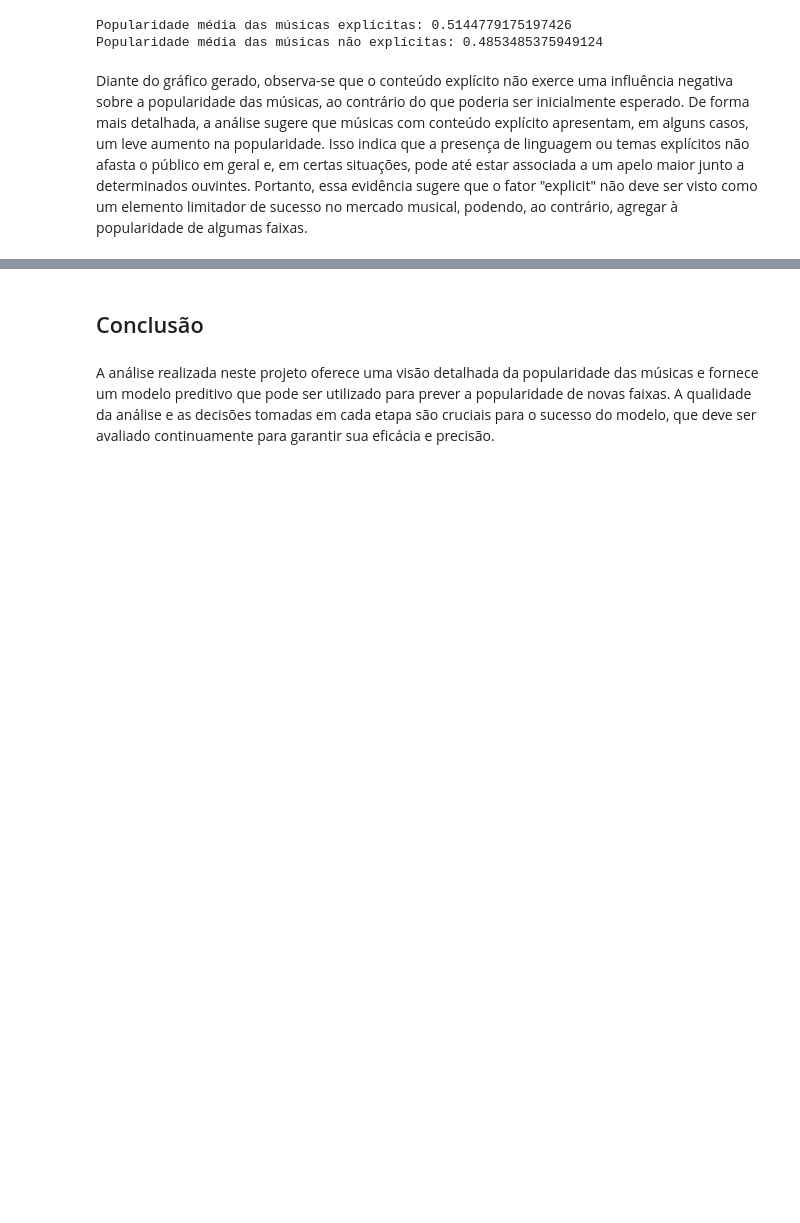
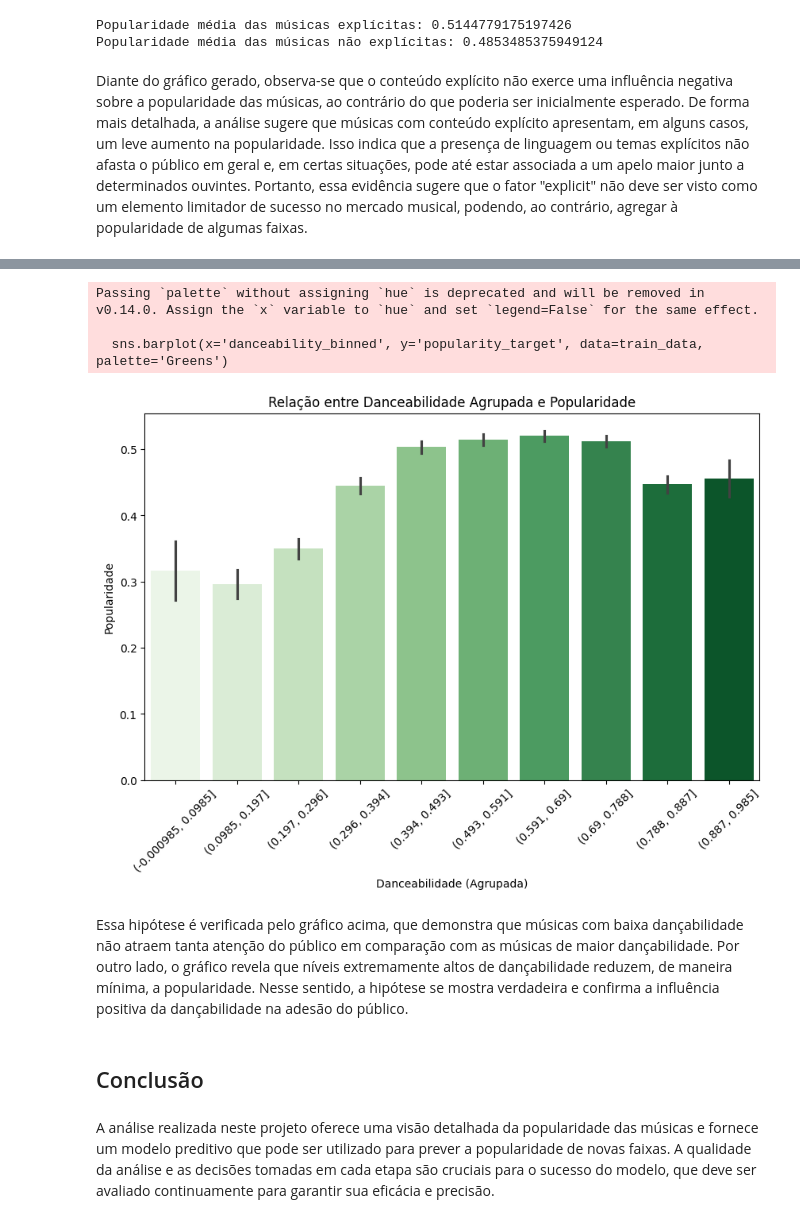
Before and after one commit to Anacajp/Kaggle-Spotify, a Jupyter notebook: spotify_3version.ipynb, the cells around one changed output, grey strips where cells are left out. Cells and saved outputs as stored; diff of their text form; code cells hidden in the pictures; blank space fills up the shorter version.

Commit message:
doc: adiciona a terceira hipótese

```diff
--- a/spotify_3version.ipynb
+++ b/spotify_3version.ipynb
@@ -257,14 +252,0 @@ Diante do gráfico gerado, observa-se que o conteúdo explícito não exerce uma
-# %%
-# Criar uma coluna com o número de artistas
-train_data['num_artists'] = train_data['artists'].apply(lambda x: len(x.split(';')) if isinstance(x, str) else 0)
-
-# Calcular a média de popularidade por número de artistas
-popularity_by_num_artists = train_data.groupby('num_artists')['popularity_target'].mean().reset_index()
-
-# Criar um gráfico de barras
-plt.figure(figsize=(12, 6))
-sns.barplot(x='num_artists', y='popularity_target', data=popularity_by_num_artists)
-plt.title('Média de Popularidade por Número de Artistas')
-plt.xlabel('Número de Artistas')
-plt.ylabel('Média de Popularidade')
-plt.show()
@@ -273,3 +257,26 @@ NameError: name 'train_data' is not defined
+# %%
+import matplotlib.pyplot as plt
+import seaborn as sns
+import pandas as pd
+
+# Agrupar a coluna 'danceability' em intervalos (bins)
+train_data['danceability_binned'] = pd.cut(train_data['danceability'], bins=10)
+
+# Gerar gráfico de barras para Popularidade e Danceabilidade agrupada
+plt.figure(figsize=(10, 6))
+sns.barplot(x='danceability_binned', y='popularity_target', data=train_data, palette='Greens')
+plt.title('Relação entre Danceabilidade Agrupada e Popularidade')
+plt.xlabel('Danceabilidade (Agrupada)')
+plt.ylabel('Popularidade')
+plt.xticks(rotation=45)
+plt.show()
+# %% [output]
+Passing `palette` without assigning `hue` is deprecated and will be removed in v0.14.0. Assign the `x` variable to `hue` and set `legend=False` for the same effect.
+
+  sns.barplot(x='danceability_binned', y='popularity_target', data=train_data, palette='Greens')
+[figure, added]
+# %% [markdown]
+Essa hipótese é verificada pelo gráfico acima, que demonstra que músicas com baixa dançabilidade não atraem tanta atenção do público em comparação com as músicas de maior dançabilidade. Por outro lado, o gráfico revela que níveis extremamente altos de dançabilidade reduzem, de maneira mínima, a popularidade. Nesse sentido, a hipótese se mostra verdadeira e confirma a influência positiva da dançabilidade na adesão do público.
 # %% [markdown]
 ## Conclusão
 # %% [markdown]
```
Also changed, not shown: parts of 4 cells of this notebook.
